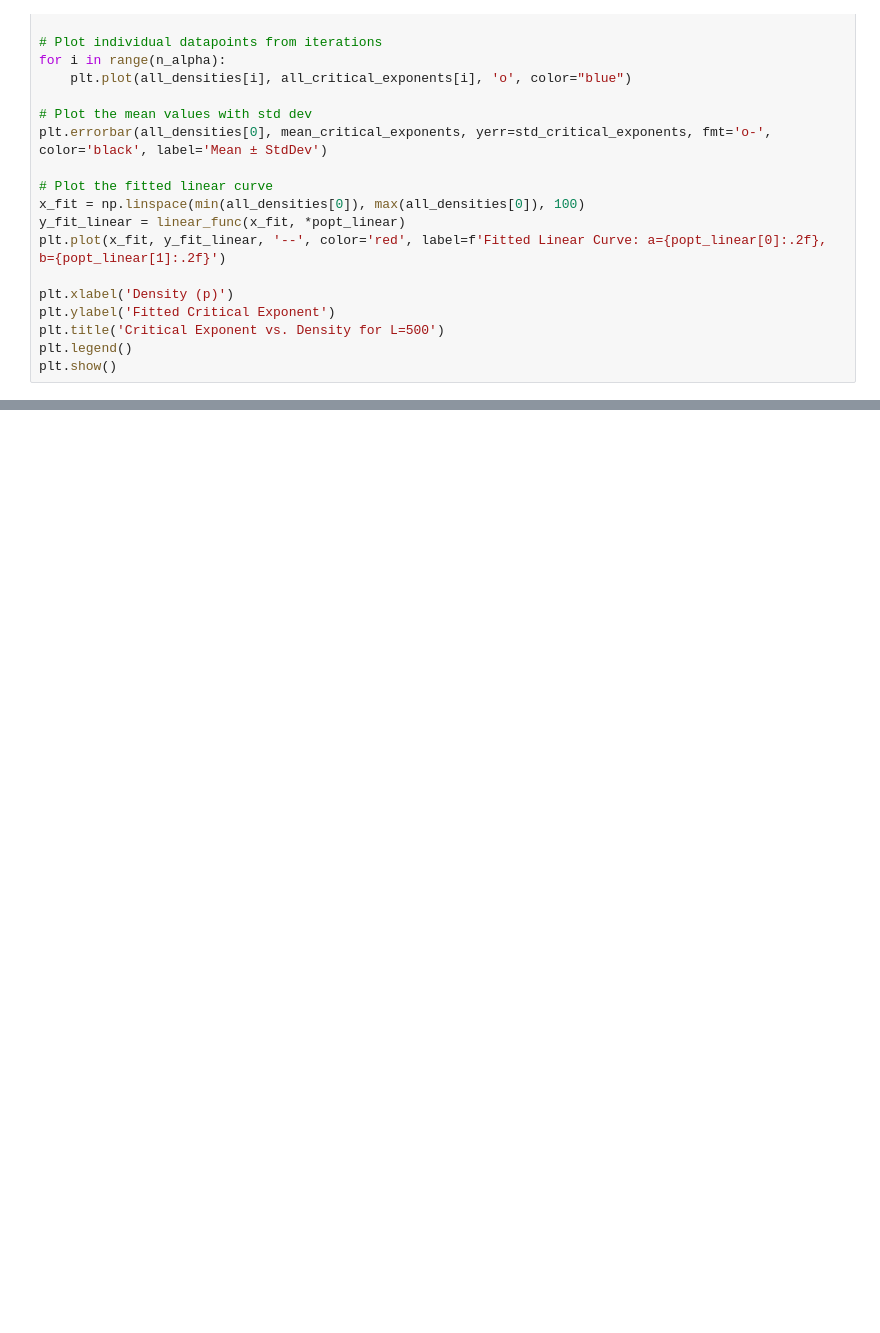
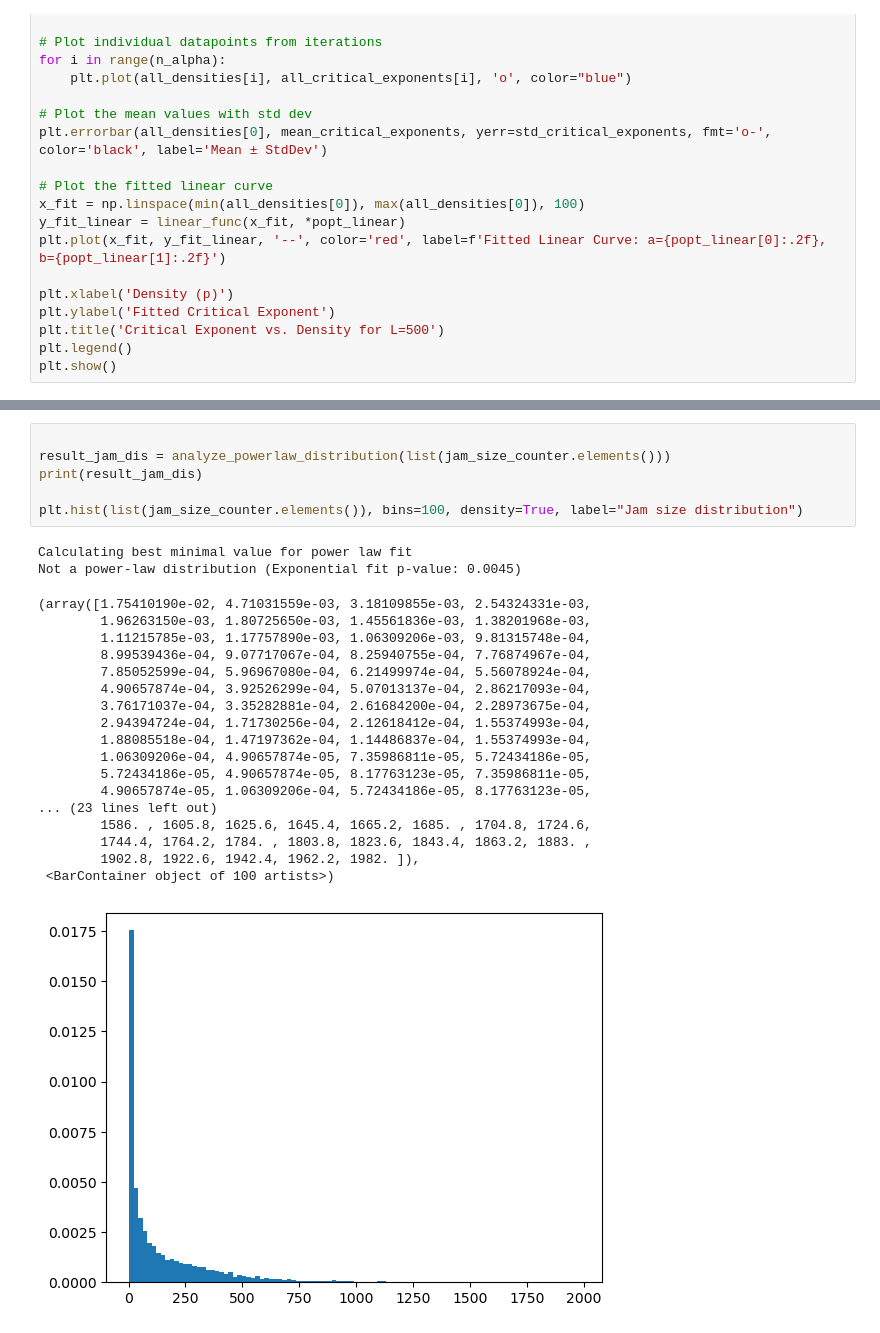
Before and after one commit to ThomasTenDamme/CSS-Group1, a Jupyter notebook: Prep_plot_function.ipynb, the cells around one changed output, grey strips where cells are left out. Drawn from its saved outputs; the diff is of its cells as text; blank space fills up the shorter version.

```diff
--- a/Prep_plot_function.ipynb
+++ b/Prep_plot_function.ipynb
@@ -197,0 +246,27 @@ plt.show()
+# %%
+
+result_jam_dis = analyze_powerlaw_distribution(list(jam_size_counter.elements()))
+print(result_jam_dis)
+
+plt.hist(list(jam_size_counter.elements()), bins=100, density=True, label="Jam size distribution")
+# %% [output]
+Calculating best minimal value for power law fit
+Not a power-law distribution (Exponential fit p-value: 0.0045)
+(array([1.75410190e-02, 4.71031559e-03, 3.18109855e-03, 2.54324331e-03,
+        1.96263150e-03, 1.80725650e-03, 1.45561836e-03, 1.38201968e-03,
+        1.11215785e-03, 1.17757890e-03, 1.06309206e-03, 9.81315748e-04,
+        8.99539436e-04, 9.07717067e-04, 8.25940755e-04, 7.76874967e-04,
+        7.85052599e-04, 5.96967080e-04, 6.21499974e-04, 5.56078924e-04,
+        4.90657874e-04, 3.92526299e-04, 5.07013137e-04, 2.86217093e-04,
+        3.76171037e-04, 3.35282881e-04, 2.61684200e-04, 2.28973675e-04,
+        2.94394724e-04, 1.71730256e-04, 2.12618412e-04, 1.55374993e-04,
+        1.88085518e-04, 1.47197362e-04, 1.14486837e-04, 1.55374993e-04,
+        1.06309206e-04, 4.90657874e-05, 7.35986811e-05, 5.72434186e-05,
+        5.72434186e-05, 4.90657874e-05, 8.17763123e-05, 7.35986811e-05,
+        4.90657874e-05, 1.06309206e-04, 5.72434186e-05, 8.17763123e-05,
+... (23 lines left out)
+        1586. , 1605.8, 1625.6, 1645.4, 1665.2, 1685. , 1704.8, 1724.6,
+        1744.4, 1764.2, 1784. , 1803.8, 1823.6, 1843.4, 1863.2, 1883. ,
+        1902.8, 1922.6, 1942.4, 1962.2, 1982. ]),
+ <BarContainer object of 100 artists>)
+[figure, added]
```
Also changed, not shown: parts of 5 cells of this notebook.
